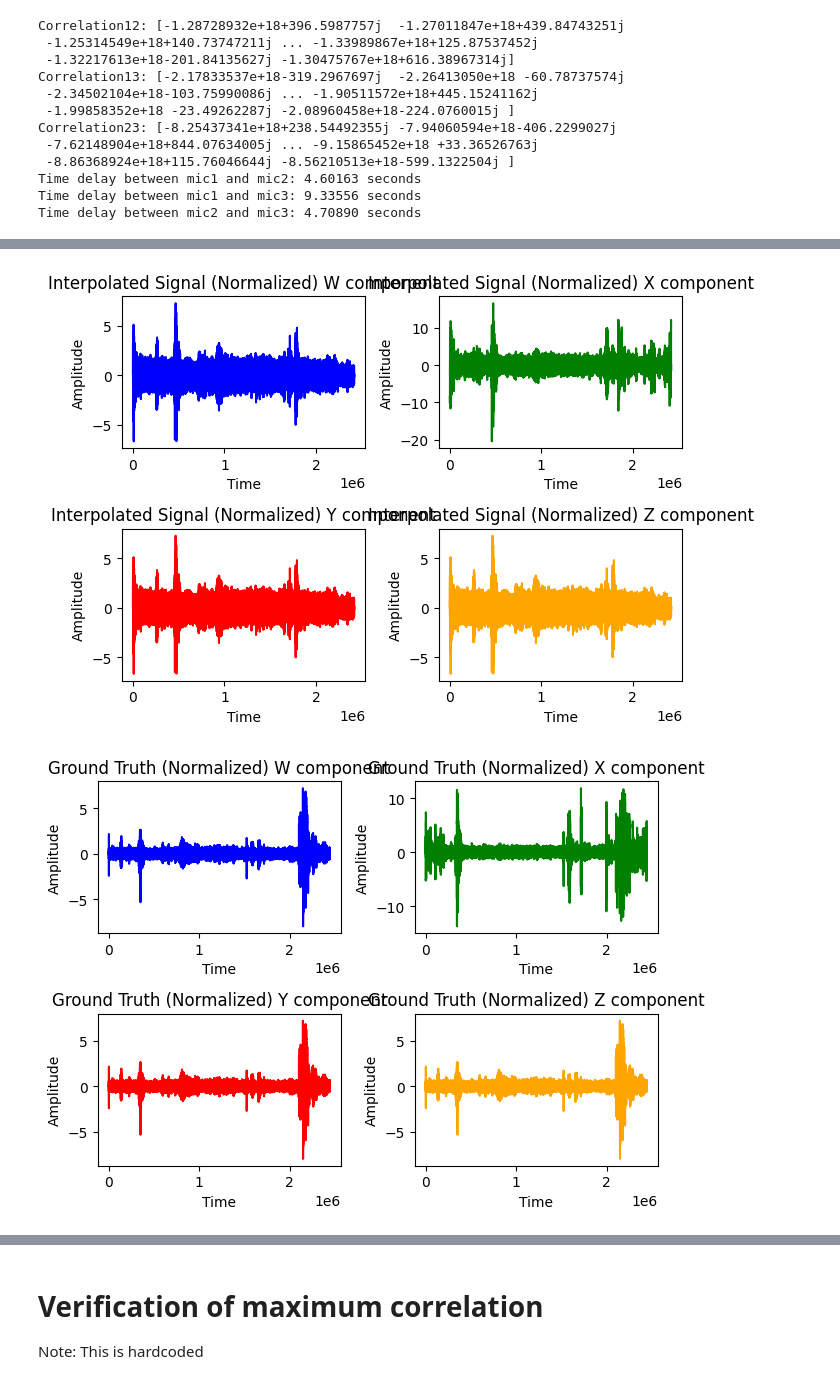
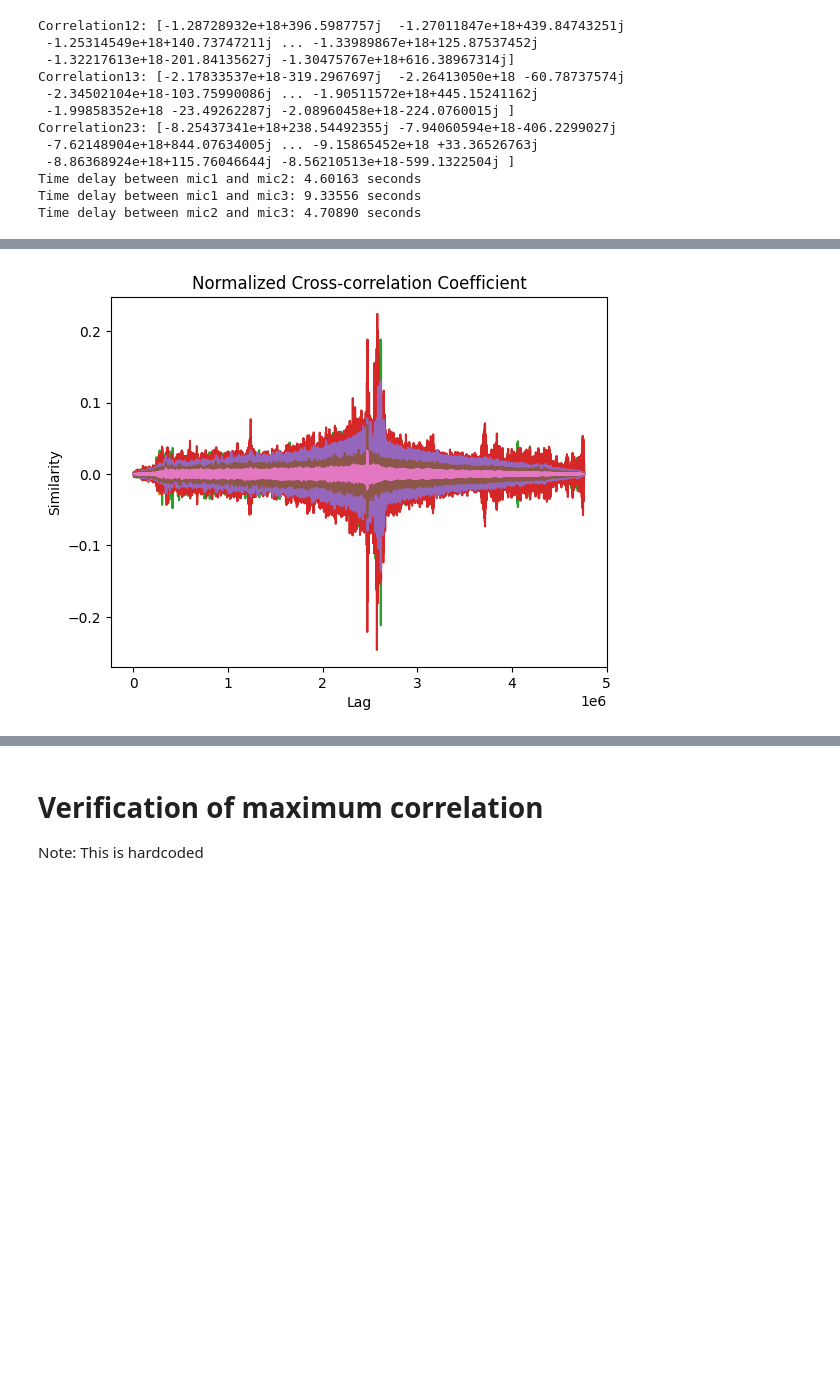
Before and after one commit to tjunjet/spatial_audio, a Jupyter notebook: codes/tj_weighted_dist.ipynb, the cells around one changed output, grey strips where cells are left out. Drawn from its saved outputs; the diff is of its cells as text; code cells hidden in the pictures; blank space fills up the shorter version.

```diff
--- a/codes/tj_weighted_dist.ipynb
+++ b/codes/tj_weighted_dist.ipynb
@@ -453,34 +534,22 @@ Max Samples: 2518272
 # Interpolation point coordinates
 
 # Centroid
-interp_point = np.array([triangle_side / 2, (triangle_side * np.sqrt(3)) / 6])  # centroid
-
-# Bottom axis
-# interp_point = np.array([triangle_side / 4, 2])  # Bottom point
+interp_point = np.array([triangle_side / 2, (triangle_side * np.sqrt(3)) / 4])  # Ground truth point
+print(f"Interpolated Point: {interp_point}")
 
 # Compute the distance for all samples at once (This is the d_m function)
 distances = np.array([compute_distance(interp_point, m, triangle_side) for m in range(M)])
 
 # Compute the attenuation coefficients for each microphone using broadcasting (This calculates the a_p(d_m))
 a_p_values = attenuation_and_rebalancing(distances[:, np.newaxis])
+a_p_values_reshaped = a_p_values.T[:, :, np.newaxis]
 
-# Getting the W,X,Y,Z components for x_p
-x_p = []
-x_p_start = 100000
-# Looping through the values to get each row of x_p
-for p in range(P):
-    # Isolating either the w, x, y, or z components
-    y_m_p_indiv = y_m_p[p]
-    x_p_indiv = np.sum(a_p_values[:, :, np.newaxis] * y_m_p_indiv, axis=(0, 1))
-    x_p.append(x_p_indiv[x_p_start:])
-    # x_p.append(x_p_indiv)
+# Getting x_p
+x_p = np.sum(a_p_values_reshaped * y_m_p, axis=1)
+x_p = x_p.T
+x_p = x_p/1000.0
+print(x_p)
 
-
-x_p = np.array(x_p)
-x_p = x_p.T
-print(f'X_P shape: {x_p.shape}')
-
-x_p = x_p/1000.0
 
 # Plot
 time_axis = np.arange(1, x_p.shape[0] + 1)
@@ -501,28 +577,31 @@ X_P shape: (2418272, 4)
 # %%
 # Performing cross correlation
 from scipy.signal import correlate
 
 # First, we want to normalize it on the same amplitude scale
-x_p_normalized = (x_p - np.mean(x_p)) / np.std(x_p)
-gt_signal_normalized = (gt_signal - np.mean(gt_signal)) / np.std(gt_signal)
+# x_p_normalized = (x_p - np.mean(x_p)) / np.std(x_p)
+# gt_signal_normalized = (gt_signal - np.mean(gt_signal)) / np.std(gt_signal)
+
+# Trying once without normalizing them
+x_p_normalized = x_p
+gt_signal_normalized = gt_signal
 
 # Plot the normalized graphs
-plot_waves(time_axis, x_p_normalized, 'Interpolated Signal (Normalized)')
+# plot_waves(time_axis, x_p_normalized, 'Interpolated Signal (Normalized)')
 
-plot_waves(gt_time, gt_signal_normalized, 'Ground Truth (Normalized)')
+# plot_waves(gt_time, gt_signal_normalized, 'Ground Truth (Normalized)')
 
 # Calculate cross-correlation
 correlation_result = correlate(x_p_normalized, gt_signal_normalized, mode='full')
 
 # Calculate normalized cross-correlation coefficient
 norm_cross_corr_coeff = correlation_result / (len(x_p) * np.std(x_p) * np.std(gt_signal))
 
 # Plot the similarity graph
 plt.plot(norm_cross_corr_coeff)
 plt.title('Normalized Cross-correlation Coefficient')
 plt.xlabel('Lag')
 plt.ylabel('Similarity')
 plt.show()
 # %% [output]
-[figure, old version]
+[figure, new version]
-[figure, removed]
```
Also changed, not shown: parts of 9 cells of this notebook, 3 other files.
